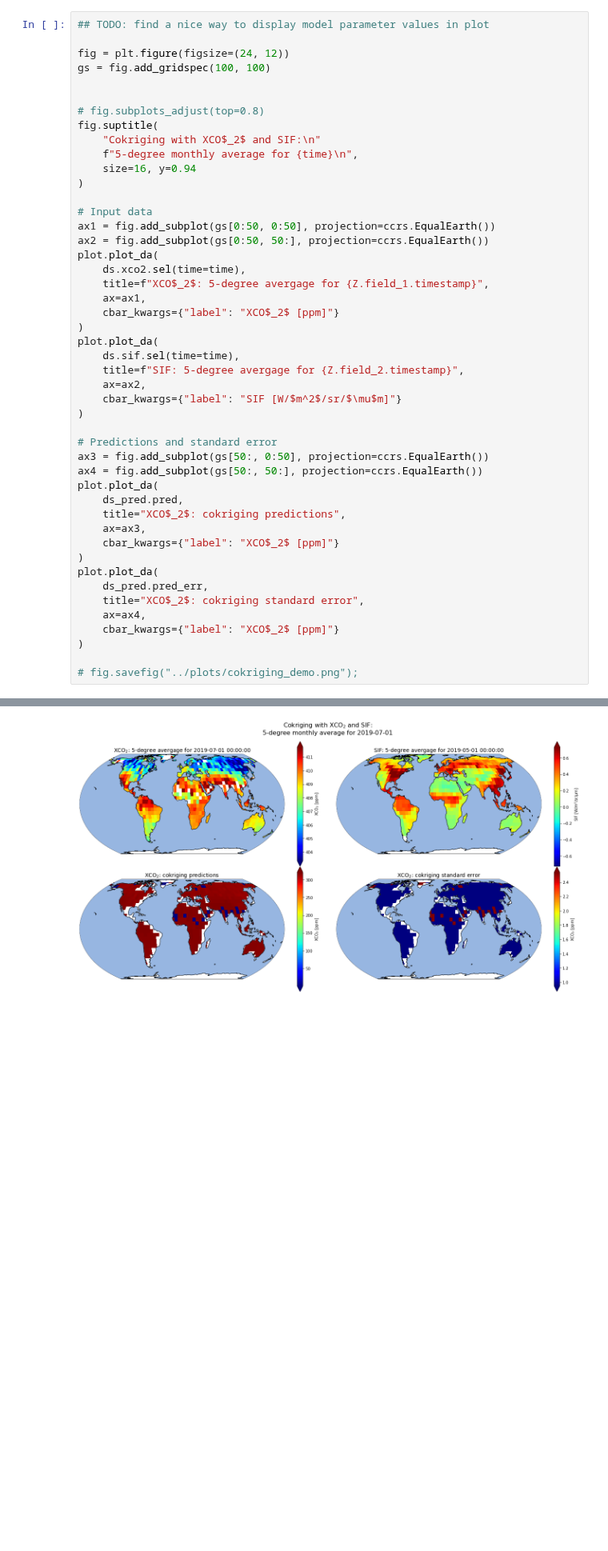
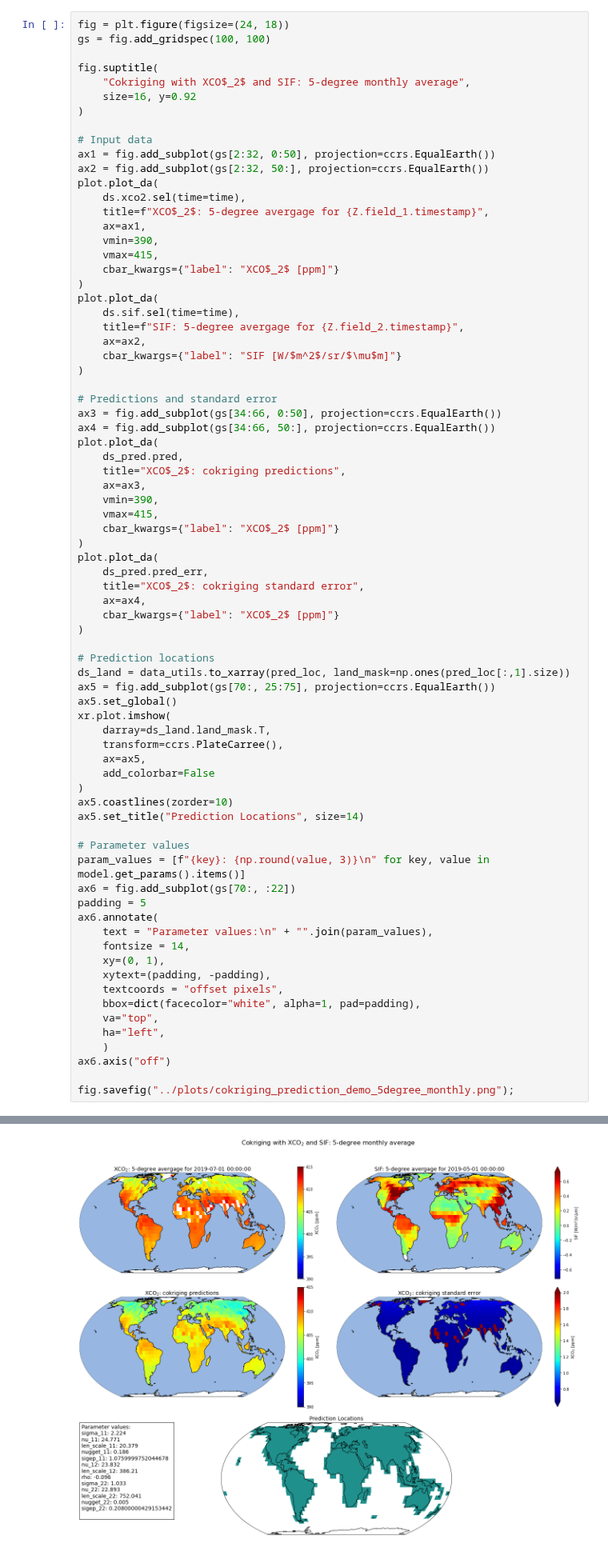
Before and after one commit to 91Mrwu/sif-xco2-cokriging, a Jupyter notebook: research/cokriging_demo.ipynb, the cells around one changed output, grey strips where cells are left out. Shown at 80% size. Saved outputs shown, nothing was run; the diff lists cells and outputs as text; blank space fills up the shorter version.

```diff
--- a/research/cokriging_demo.ipynb
+++ b/research/cokriging_demo.ipynb
@@ -111,26 +78,23 @@ Data variables:
 # %% [markdown]
 ## Plot data and results in a grid
 # %%
-## TODO: find a nice way to display model parameter values in plot
-
-fig = plt.figure(figsize=(24, 12))
+fig = plt.figure(figsize=(24, 18))
 gs = fig.add_gridspec(100, 100)
 
-
-# fig.subplots_adjust(top=0.8)
 fig.suptitle(
-    "Cokriging with XCO$_2$ and SIF:\n"
-    f"5-degree monthly average for {time}\n",
-    size=16, y=0.94
+    "Cokriging with XCO$_2$ and SIF: 5-degree monthly average",
+    size=16, y=0.92
 )
 
 # Input data
-ax1 = fig.add_subplot(gs[0:50, 0:50], projection=ccrs.EqualEarth())
-ax2 = fig.add_subplot(gs[0:50, 50:], projection=ccrs.EqualEarth())
+ax1 = fig.add_subplot(gs[2:32, 0:50], projection=ccrs.EqualEarth())
+ax2 = fig.add_subplot(gs[2:32, 50:], projection=ccrs.EqualEarth())
 plot.plot_da(
     ds.xco2.sel(time=time),
     title=f"XCO$_2$: 5-degree avergage for {Z.field_1.timestamp}",
     ax=ax1,
+    vmin=390,
+    vmax=415,
     cbar_kwargs={"label": "XCO$_2$ [ppm]"}
 )
 plot.plot_da(
@@ -141,12 +105,14 @@ plot.plot_da(
 )
 
 # Predictions and standard error
-ax3 = fig.add_subplot(gs[50:, 0:50], projection=ccrs.EqualEarth())
-ax4 = fig.add_subplot(gs[50:, 50:], projection=ccrs.EqualEarth())
+ax3 = fig.add_subplot(gs[34:66, 0:50], projection=ccrs.EqualEarth())
+ax4 = fig.add_subplot(gs[34:66, 50:], projection=ccrs.EqualEarth())
 plot.plot_da(
     ds_pred.pred,
     title="XCO$_2$: cokriging predictions",
     ax=ax3,
+    vmin=390,
+    vmax=415,
     cbar_kwargs={"label": "XCO$_2$ [ppm]"}
 )
 plot.plot_da(
@@ -156,5 +122,34 @@ plot.plot_da(
     cbar_kwargs={"label": "XCO$_2$ [ppm]"}
 )
 
-# fig.savefig("../plots/cokriging_demo.png");
+# Prediction locations
+ds_land = data_utils.to_xarray(pred_loc, land_mask=np.ones(pred_loc[:,1].size))
+ax5 = fig.add_subplot(gs[70:, 25:75], projection=ccrs.EqualEarth())
+ax5.set_global()
+xr.plot.imshow(
+    darray=ds_land.land_mask.T,
+    transform=ccrs.PlateCarree(),
+    ax=ax5,
+    add_colorbar=False
+)
+ax5.coastlines(zorder=10)
+ax5.set_title("Prediction Locations", size=14)
+
+# Parameter values
+param_values = [f"{key}: {np.round(value, 3)}\n" for key, value in model.get_params().items()]
+ax6 = fig.add_subplot(gs[70:, :22])
+padding = 5
+ax6.annotate(
+    text = "Parameter values:\n" + "".join(param_values),
+    fontsize = 14,
+    xy=(0, 1),
+    xytext=(padding, -padding),
+    textcoords = "offset pixels",
+    bbox=dict(facecolor="white", alpha=1, pad=padding),
+    va="top",
+    ha="left",
+    )
+ax6.axis("off")
+
+fig.savefig("../plots/cokriging_prediction_demo_5degree_monthly.png");
 # %% [output]
@@ -163 +156 @@ plot.plot_da(
-[figure, old version]
+[figure, new version]
```
Also changed, not shown: parts of 9 cells of this notebook, 4 other files.
